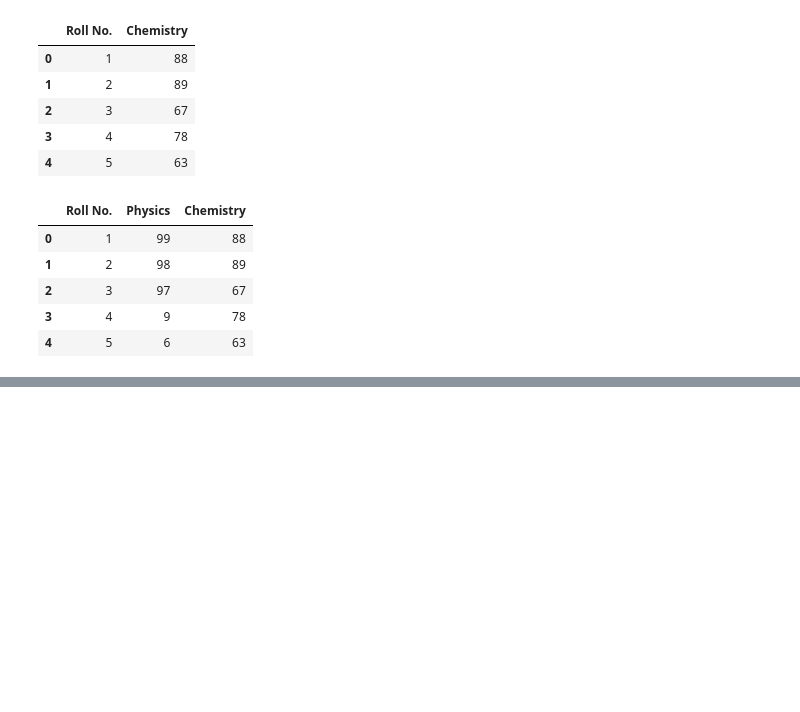
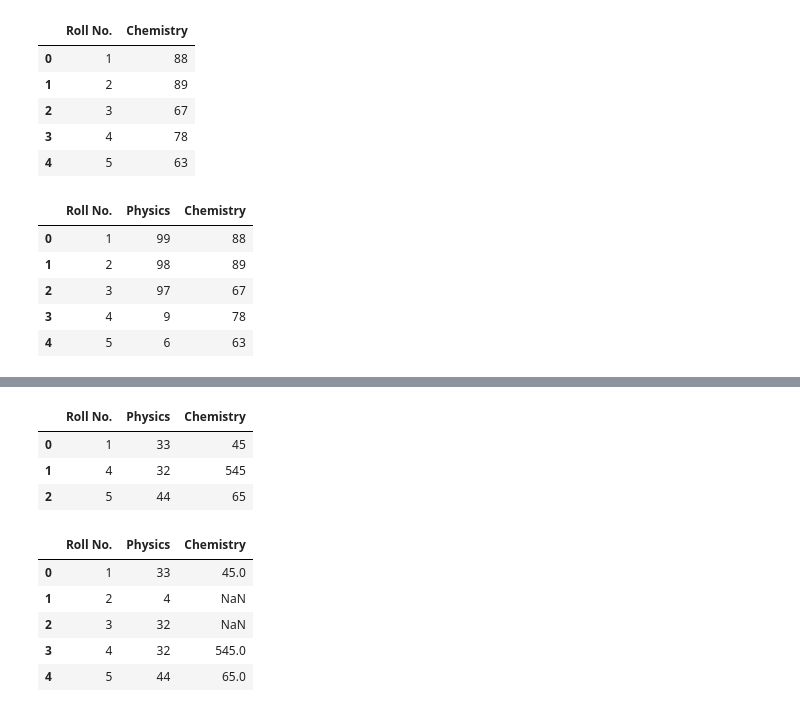
Before and after one commit to PRACHIP5202/WinWinAI, a Jupyter notebook: Pandas3.ipynb, the cells around one changed output, grey strips where cells are left out. Cells and saved outputs as stored; diff of their text form; code cells hidden in the pictures; blank space fills up the shorter version.

```diff
--- a/Pandas3.ipynb
+++ b/Pandas3.ipynb
@@ -100,0 +119,18 @@ pd.merge(df1,df2, on='Roll No.')
+# %%
+df3= pd.DataFrame({'Roll No.':[1,2,3,4,5], 'Physics': [33,4,32,32,44]})
+df4= pd.DataFrame({'Roll No.':[1,4,5,7,8], 'Chemistry': [45,545,65,32,23]})
+pd.merge(df3,df4)
+# %% [output]
+|  | Roll No. | Physics | Chemistry |
+| 0 | 1 | 33 | 45 |
+| 1 | 4 | 32 | 545 |
+| 2 | 5 | 44 | 65 |
+# %%
+pd.merge(df3,df4, how='left')
+# %% [output]
+|  | Roll No. | Physics | Chemistry |
+| 0 | 1 | 33 | 45.0 |
+| 1 | 2 | 4 | NaN |
+| 2 | 3 | 32 | NaN |
+| 3 | 4 | 32 | 545.0 |
+| 4 | 5 | 44 | 65.0 |
```
Also changed, not shown: parts of 5 cells of this notebook.
